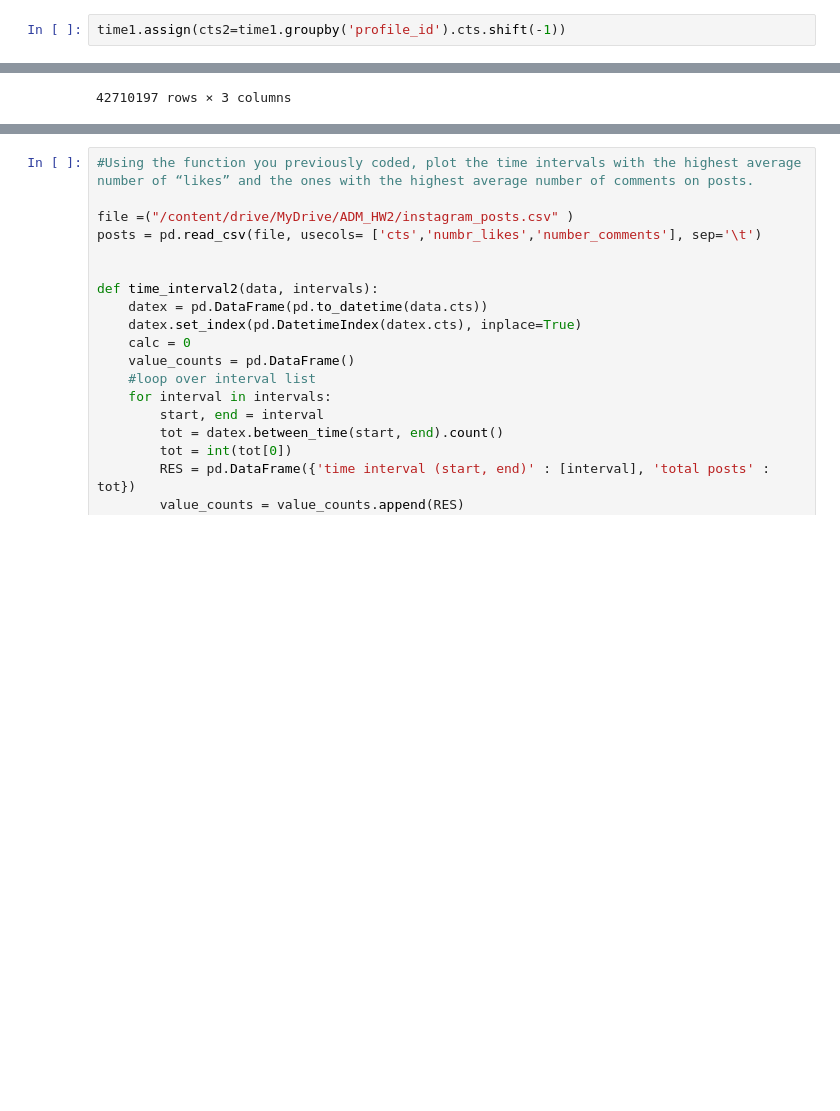
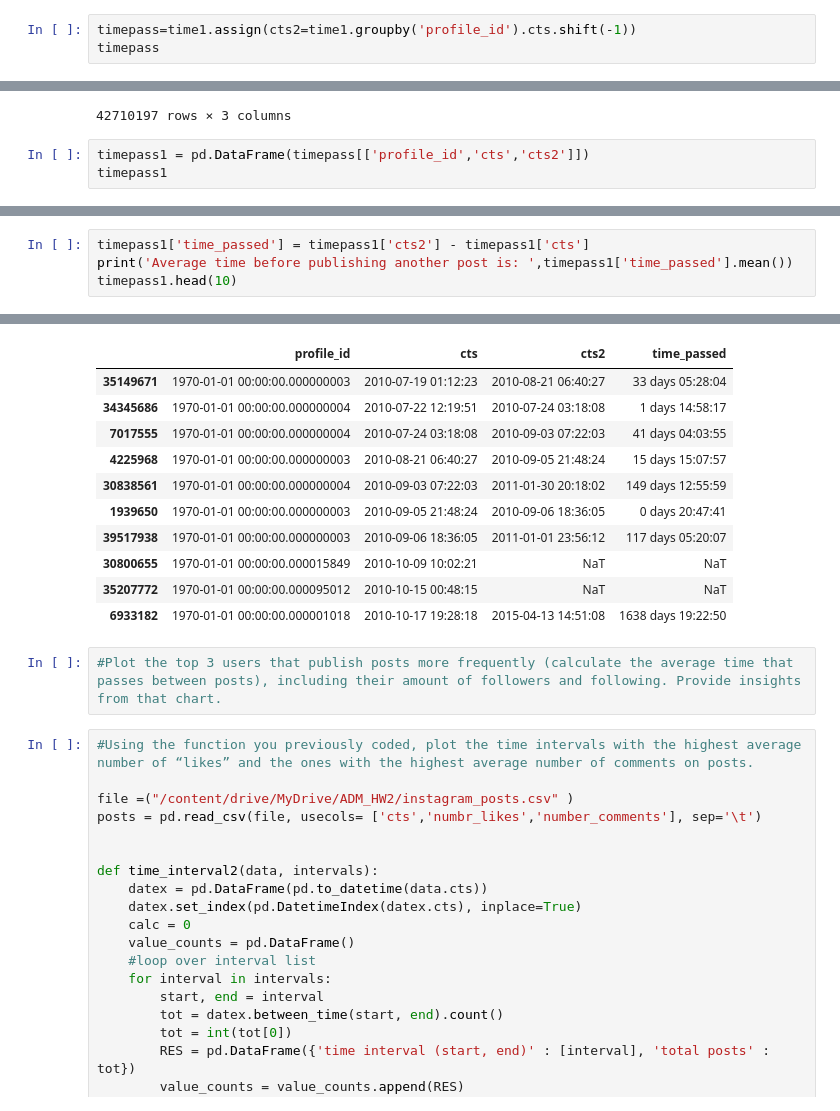
Before and after one commit to PaoloBarba/ADM_HW2, a Jupyter notebook: soukaina_main.ipynb, the cells around one changed output, grey strips where cells are left out. Drawn from its saved outputs; the diff is of its cells as text; blank space fills up the shorter version.

```diff
--- a/soukaina_main.ipynb
+++ b/soukaina_main.ipynb
@@ -136,7 +136,8 @@ time1
 | 19917787 | NaT | NaT |
 42710197 rows × 2 columns
 # %%
-time1.assign(cts2=time1.groupby('profile_id').cts.shift(-1))
+timepass=time1.assign(cts2=time1.groupby('profile_id').cts.shift(-1))
+timepass
 # %% [output]
 |  | profile_id | cts | cts2 |
 | 35149671 | 1970-01-01 00:00:00.000000003 | 2010-07-19 01:12:23 | 2010-08-21 06:40:27 |
@@ -151,3 +152,6 @@ time1.assign(cts2=time1.groupby('profile_id').cts.shift(-1))
 | 19917770 | NaT | NaT | NaT |
 | 19917787 | NaT | NaT | NaT |
 42710197 rows × 3 columns
+# %%
+timepass1 = pd.DataFrame(timepass[['profile_id','cts','cts2']])
+timepass1
@@ -153,0 +172,5 @@ time1.assign(cts2=time1.groupby('profile_id').cts.shift(-1))
+# %%
+timepass1['time_passed'] = timepass1['cts2'] - timepass1['cts']
+print('Average time before publishing another post is: ',timepass1['time_passed'].mean())
+timepass1.head(10)
+# %% [output]
@@ -154,3 +178,16 @@ time1.assign(cts2=time1.groupby('profile_id').cts.shift(-1))
+|  | profile_id | cts | cts2 | time_passed |
+| 35149671 | 1970-01-01 00:00:00.000000003 | 2010-07-19 01:12:23 | 2010-08-21 06:40:27 | 33 days 05:28:04 |
+| 34345686 | 1970-01-01 00:00:00.000000004 | 2010-07-22 12:19:51 | 2010-07-24 03:18:08 | 1 days 14:58:17 |
+| 7017555 | 1970-01-01 00:00:00.000000004 | 2010-07-24 03:18:08 | 2010-09-03 07:22:03 | 41 days 04:03:55 |
+| 4225968 | 1970-01-01 00:00:00.000000003 | 2010-08-21 06:40:27 | 2010-09-05 21:48:24 | 15 days 15:07:57 |
+| 30838561 | 1970-01-01 00:00:00.000000004 | 2010-09-03 07:22:03 | 2011-01-30 20:18:02 | 149 days 12:55:59 |
+| 1939650 | 1970-01-01 00:00:00.000000003 | 2010-09-05 21:48:24 | 2010-09-06 18:36:05 | 0 days 20:47:41 |
+| 39517938 | 1970-01-01 00:00:00.000000003 | 2010-09-06 18:36:05 | 2011-01-01 23:56:12 | 117 days 05:20:07 |
+| 30800655 | 1970-01-01 00:00:00.000015849 | 2010-10-09 10:02:21 | NaT | NaT |
+| 35207772 | 1970-01-01 00:00:00.000095012 | 2010-10-15 00:48:15 | NaT | NaT |
+| 6933182 | 1970-01-01 00:00:00.000001018 | 2010-10-17 19:28:18 | 2015-04-13 14:51:08 | 1638 days 19:22:50 |
+# %%
+#Plot the top 3 users that publish posts more frequently (calculate the average time that passes between posts), including their amount of followers and following. Provide insights from that chart.
 # %%
 #Using the function you previously coded, plot the time intervals with the highest average number of “likes” and the ones with the highest average number of comments on posts.
 
```
Also changed, not shown: parts of 2 cells of this notebook.
